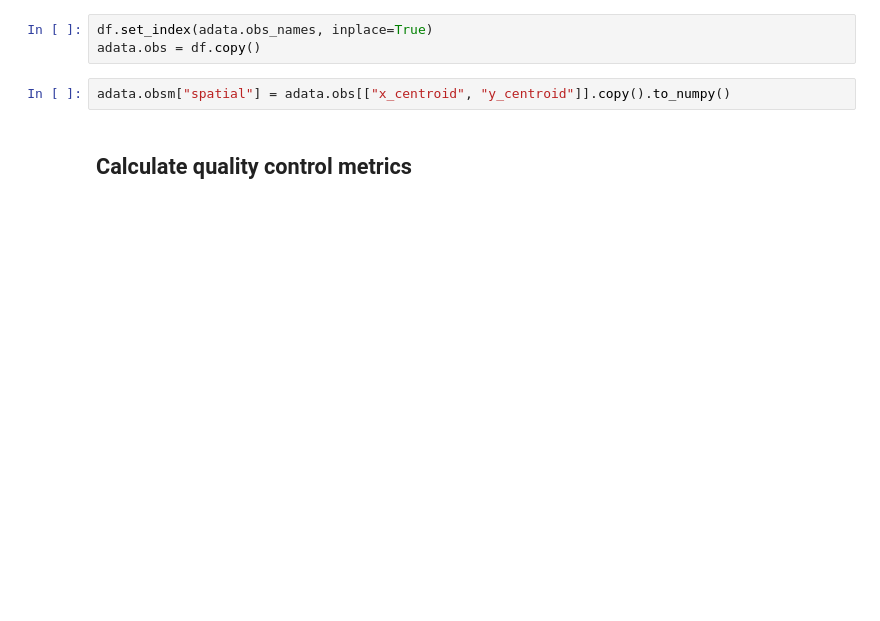
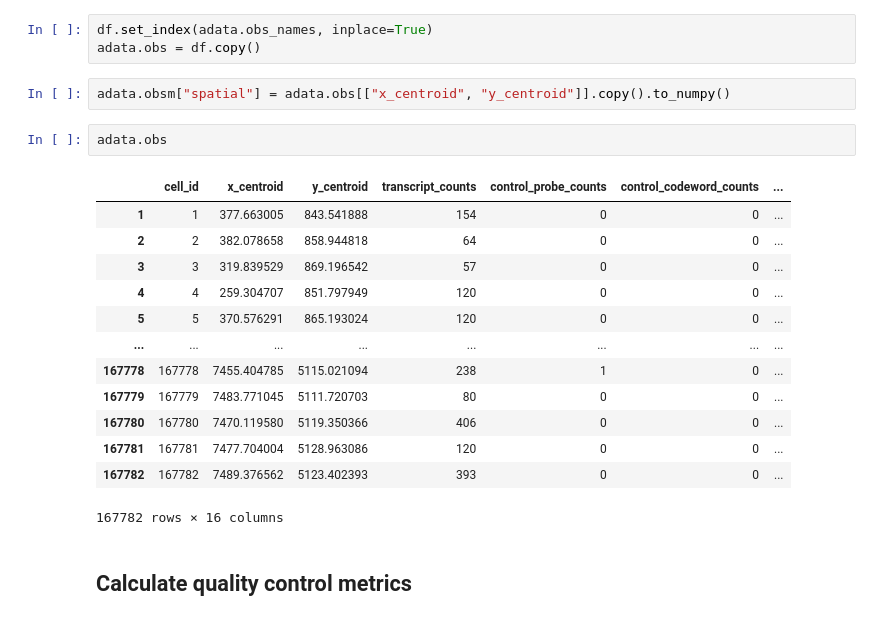
Before and after one commit to scverse/squidpy_notebooks, a Jupyter notebook: docs/source/external_tutorials/tutorial_xenium.ipynb, the cells around one changed output. Cells and saved outputs as stored; diff of their text form; blank space fills up the shorter version.

```diff
--- a/docs/source/external_tutorials/tutorial_xenium.ipynb
+++ b/docs/source/external_tutorials/tutorial_xenium.ipynb
@@ -31,6 +31,22 @@ df.set_index(adata.obs_names, inplace=True)
 adata.obs = df.copy()
 # %%
 adata.obsm["spatial"] = adata.obs[["x_centroid", "y_centroid"]].copy().to_numpy()
+# %%
+adata.obs
+# %% [output]
+|  | cell_id | x_centroid | y_centroid | transcript_counts | control_probe_counts | control_codeword_counts | ... |
+| 1 | 1 | 377.663005 | 843.541888 | 154 | 0 | 0 | ... |
+| 2 | 2 | 382.078658 | 858.944818 | 64 | 0 | 0 | ... |
+| 3 | 3 | 319.839529 | 869.196542 | 57 | 0 | 0 | ... |
+| 4 | 4 | 259.304707 | 851.797949 | 120 | 0 | 0 | ... |
+| 5 | 5 | 370.576291 | 865.193024 | 120 | 0 | 0 | ... |
+| ... | ... | ... | ... | ... | ... | ... | ... |
+| 167778 | 167778 | 7455.404785 | 5115.021094 | 238 | 1 | 0 | ... |
+| 167779 | 167779 | 7483.771045 | 5111.720703 | 80 | 0 | 0 | ... |
+| 167780 | 167780 | 7470.119580 | 5119.350366 | 406 | 0 | 0 | ... |
+| 167781 | 167781 | 7477.704004 | 5128.963086 | 120 | 0 | 0 | ... |
+| 167782 | 167782 | 7489.376562 | 5123.402393 | 393 | 0 | 0 | ... |
+167782 rows × 16 columns
 # %% [markdown]
 Calculate quality control metrics
 ---------------------------------
```
Also changed, not shown: parts of 12 cells of this notebook, 1 other file.
